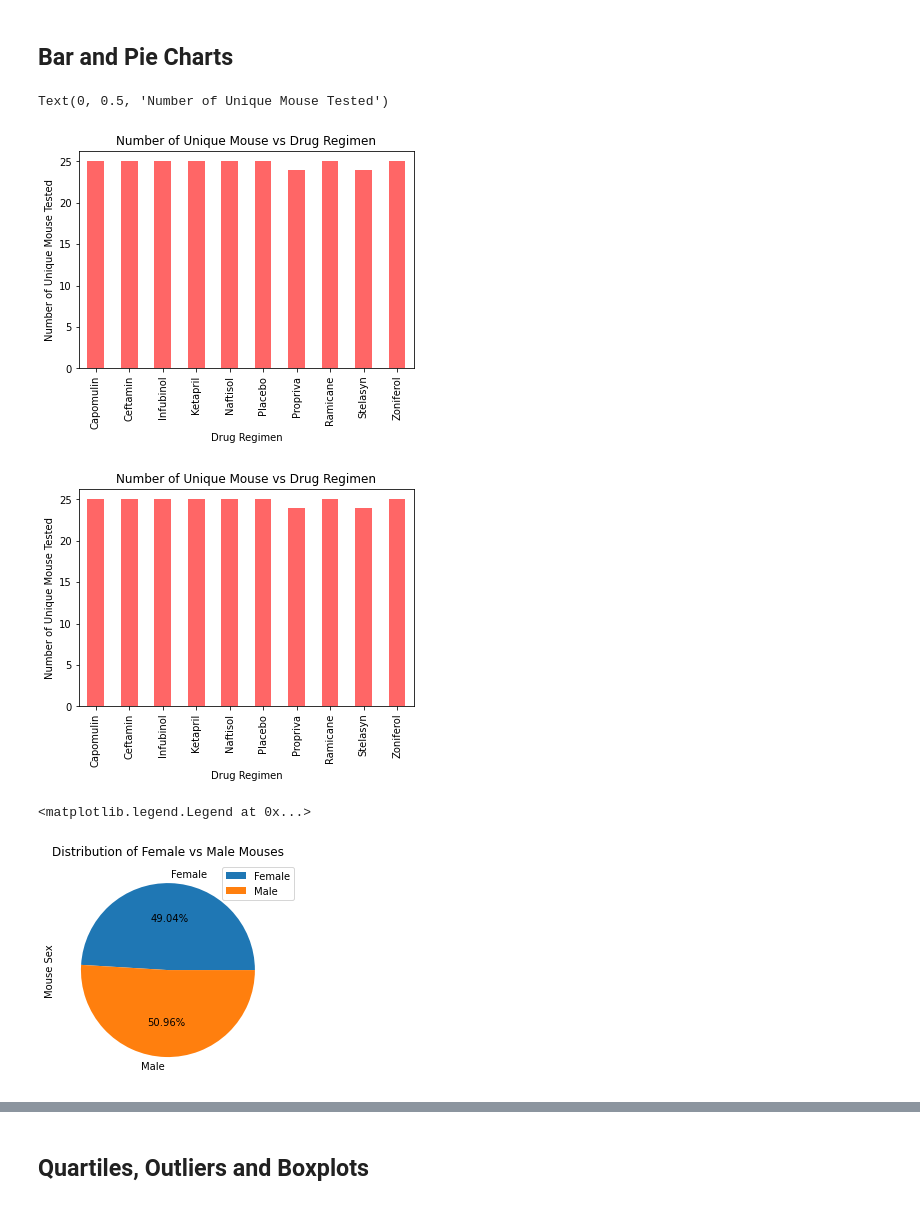
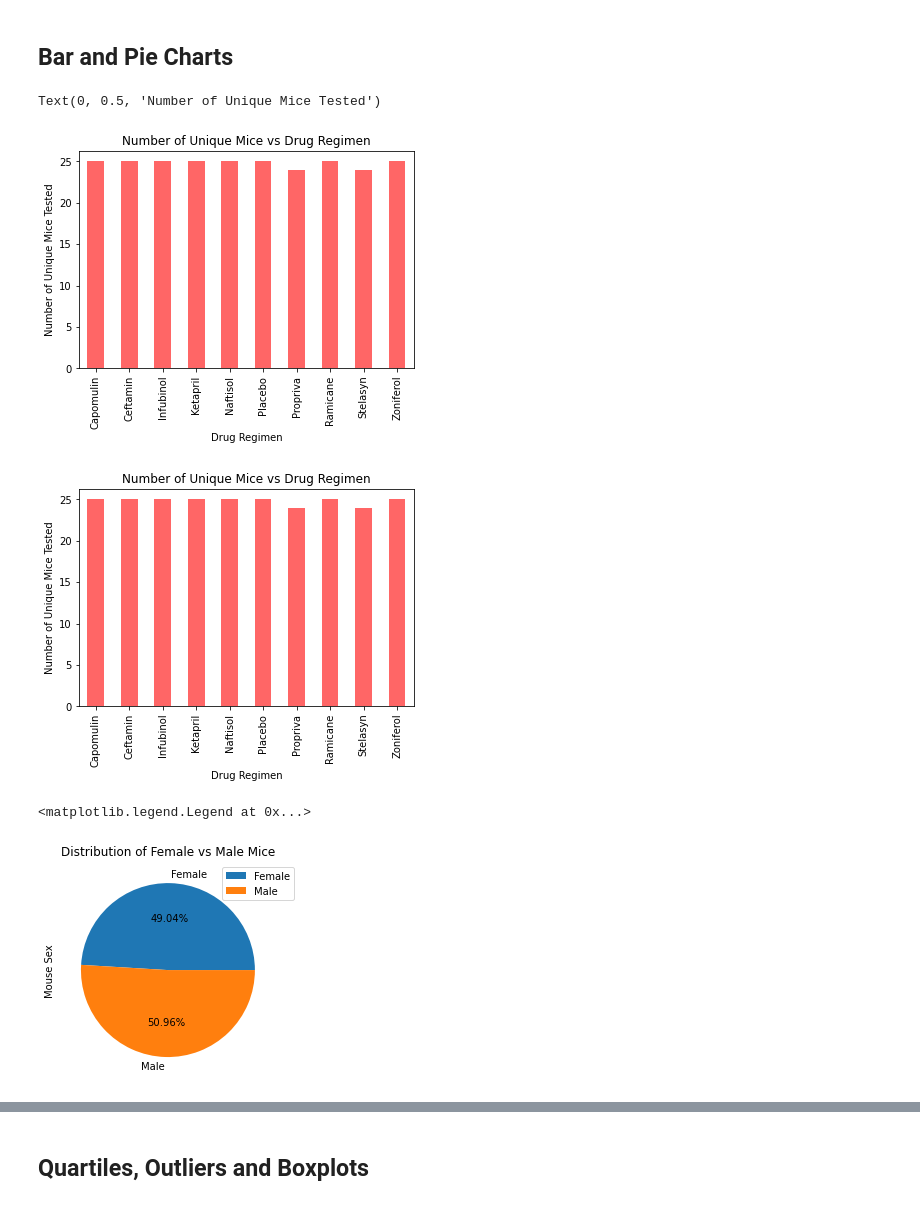
Before and after one commit to kk-deng/Pymaceuticals-Matplotlib, a Jupyter notebook: pymaceuticals_starter.ipynb, the cells around one changed output, grey strips where cells are left out. Cells and saved outputs as stored; diff of their text form; code cells hidden in the pictures.

```diff
--- a/pymaceuticals_starter.ipynb
+++ b/pymaceuticals_starter.ipynb
@@ -84,7 +84,7 @@ mouse_df[mouse_df["Mouse ID"] == "g989"]
 | 920 | g989 | Propriva | Female | 21 | 26 | 35 | 62.570880 | ... |
 # %%
 # Create a clean DataFrame by dropping the duplicate mouse by its ID.
-unwanted_filter = mouse_df["Mouse ID"] != "g989"
+unwanted_filter = (mouse_df["Mouse ID"] != "g989")
 cleaned_df = mouse_df[unwanted_filter]
 cleaned_df.head()
 # %% [output]
@@ -180,13 +180,13 @@ grouped_mouse_2
 # %%
 # Generate a bar plot showing the total number of unique mice tested on each drug regimen using pandas.
 
 grouped_mouse_id = cleaned_df.groupby("Drug Regimen")["Mouse ID"].nunique()
 mouse_bar = grouped_mouse_id.plot(kind = "bar", facecolor = "red", alpha = 0.6)
-mouse_bar.set_title("Number of Unique Mouse vs Drug Regimen")
-mouse_bar.set_ylabel("Number of Unique Mouse Tested")
+mouse_bar.set_title("Number of Unique Mice vs Drug Regimen")
+mouse_bar.set_ylabel("Number of Unique Mice Tested")
 # %% [output]
-Text(0, 0.5, 'Number of Unique Mouse Tested')
+Text(0, 0.5, 'Number of Unique Mice Tested')
-[figure, old version]
+[figure, new version]
 # %%
 # Generate a bar plot showing the total number of unique mice tested on each drug regimen using pyplot.
 
@@ -197,13 +197,13 @@ labels = [name for name in grouped_mouse_id.index]
 # Plot bar chart with change of xticks and other design elements
 plt.bar(x_axis, grouped_mouse_id, width = 0.5, color = "r", alpha = 0.6, align = "center")
 plt.xticks(x_axis, labels, rotation = 90)
-plt.title("Number of Unique Mouse vs Drug Regimen")
+plt.title("Number of Unique Mice vs Drug Regimen")
 plt.xlabel("Drug Regimen")
-plt.ylabel("Number of Unique Mouse Tested")
+plt.ylabel("Number of Unique Mice Tested")
 plt.xlim(-0.5, len(x_axis) - 0.5)
 plt.show()
 # %% [output]
-[figure, old version]
+[figure, new version]
 # %%
 # Generate a pie plot showing the distribution of female versus male mice using pandas
 
@@ -211,16 +211,13 @@ plt.show()
 grouped_mouse_sex = cleaned_df.groupby("Sex")["Mouse ID"].count()
 
 # Plot by pie chart and set up design using pandas
-mouse_pie = grouped_mouse_sex.plot(
-    kind = "pie",
-    autopct = "%1.2f%%",
-    legend = True)
-mouse_pie.set_title("Distribution of Female vs Male Mouses")
+mouse_pie = grouped_mouse_sex.plot(kind = "pie", autopct = "%1.2f%%", legend = True)
+mouse_pie.set_title("Distribution of Female vs Male Mice")
 mouse_pie.set_ylabel("Mouse Sex")
 mouse_pie.legend(loc = (0.75, 0.82))
 # %% [output]
 <matplotlib.legend.Legend at 0x...>
-[figure, old version]
+[figure, new version]
 # %%
 # Generate a pie plot showing the distribution of female versus male mice using pyplot
 
```
Also changed, not shown: parts of 5 cells of this notebook, 1 other file.
